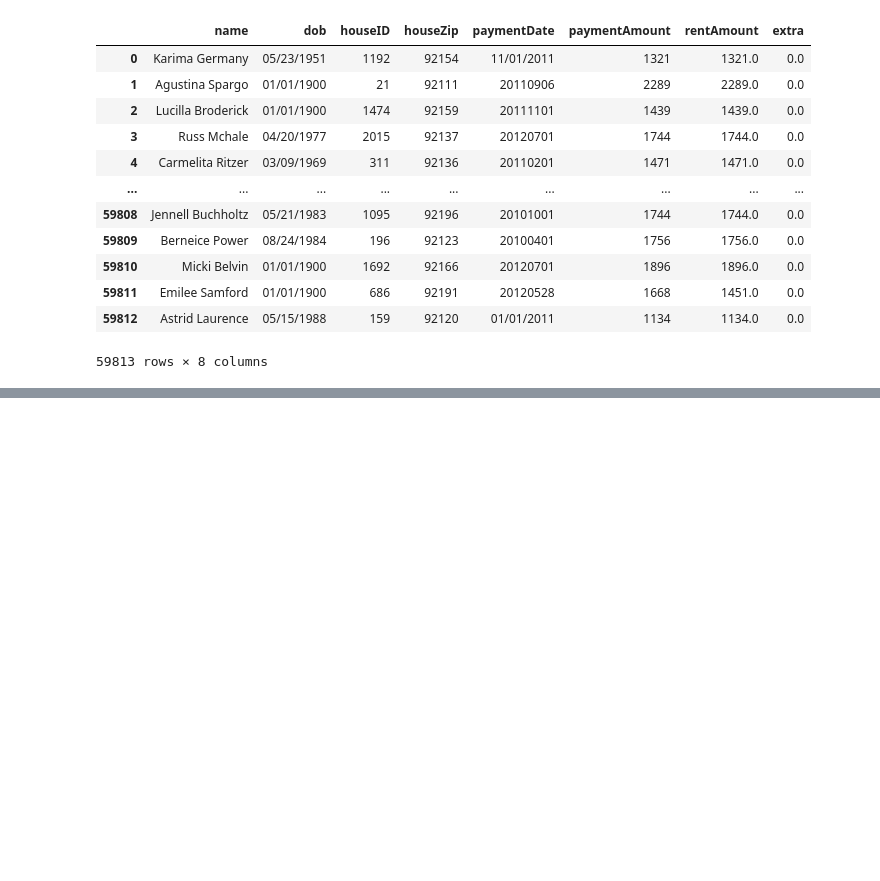
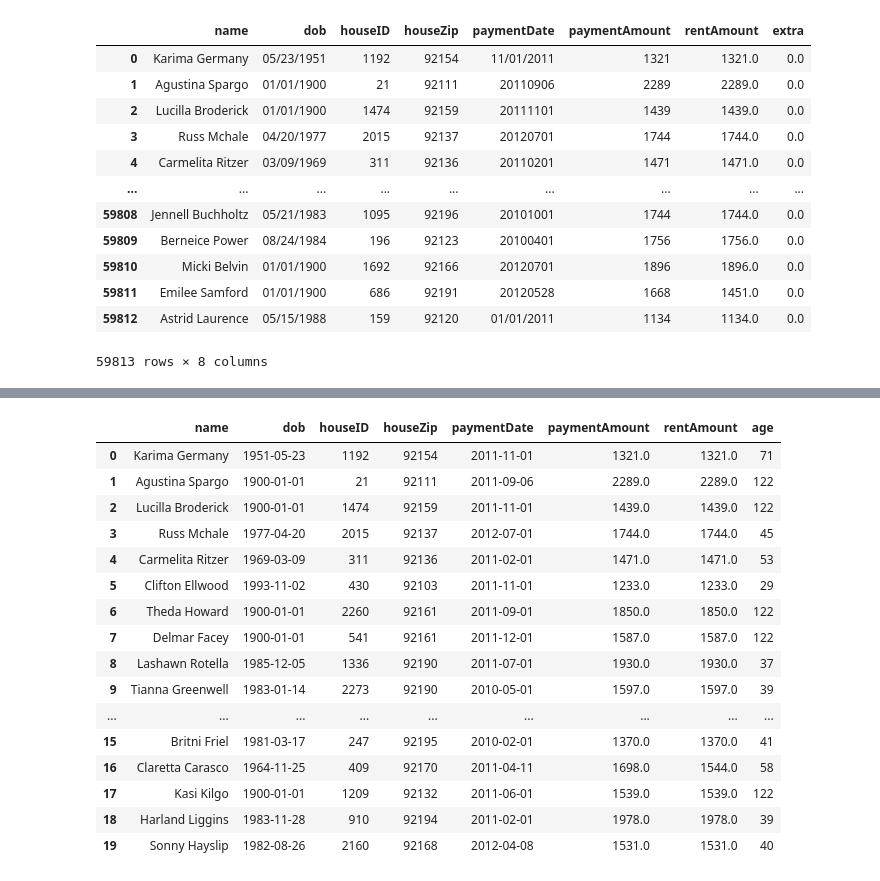
Before and after one commit to pandeysudip/Rental, a Jupyter notebook: Data_Cleaning.ipynb, the cells around one changed output, grey strips where cells are left out. Drawn from its saved outputs; the diff is of its cells as text; code cells hidden in the pictures; blank space fills up the shorter version.

Commit message:
Correcting the shifted columns to their original position

```diff
--- a/Data_Cleaning.ipynb
+++ b/Data_Cleaning.ipynb
@@ -109,0 +119,3 @@ rent_df
+# %%
+#Dropping the extra column after shifting rows correctly
+rent_df.drop(columns="extra", axis=1, inplace=True)
@@ -109,0 +134,13 @@ rent_df
+# %%
+#Converting column to appropriate datatypes
+rent_df['dob']=pd.to_datetime(rent_df['dob']).dt.date
+rent_df['paymentDate']=pd.to_datetime(rent_df['paymentDate']).dt.date
+rent_df['houseID']=rent_df['houseID'].astype('int')
+rent_df['paymentAmount']=rent_df['paymentAmount'].astype('float')
+rent_df['rentAmount']=rent_df['rentAmount'].astype('float')
+# %%
+#Adding the age columns using date of birth
+rent_df["age"] = rent_df["dob"].apply(lambda x : (date.today().year - x.year))
+# %%
+#filling NAN with 0 in paymentAmount column
+rent_df['paymentAmount']=rent_df['paymentAmount'].fillna(0)
@@ -109,0 +181,21 @@ rent_df
+# %%
+# Cleaned dataframe
+rent_df.head(20)
+# %% [output]
+|  | name | dob | houseID | houseZip | paymentDate | paymentAmount | rentAmount | age |
+| 0 | Karima Germany | 1951-05-23 | 1192 | 92154 | 2011-11-01 | 1321.0 | 1321.0 | 71 |
+| 1 | Agustina Spargo | 1900-01-01 | 21 | 92111 | 2011-09-06 | 2289.0 | 2289.0 | 122 |
+| 2 | Lucilla Broderick | 1900-01-01 | 1474 | 92159 | 2011-11-01 | 1439.0 | 1439.0 | 122 |
+| 3 | Russ Mchale | 1977-04-20 | 2015 | 92137 | 2012-07-01 | 1744.0 | 1744.0 | 45 |
+| 4 | Carmelita Ritzer | 1969-03-09 | 311 | 92136 | 2011-02-01 | 1471.0 | 1471.0 | 53 |
+| 5 | Clifton Ellwood | 1993-11-02 | 430 | 92103 | 2011-11-01 | 1233.0 | 1233.0 | 29 |
+| 6 | Theda Howard | 1900-01-01 | 2260 | 92161 | 2011-09-01 | 1850.0 | 1850.0 | 122 |
+| 7 | Delmar Facey | 1900-01-01 | 541 | 92161 | 2011-12-01 | 1587.0 | 1587.0 | 122 |
+| 8 | Lashawn Rotella | 1985-12-05 | 1336 | 92190 | 2011-07-01 | 1930.0 | 1930.0 | 37 |
+| 9 | Tianna Greenwell | 1983-01-14 | 2273 | 92190 | 2010-05-01 | 1597.0 | 1597.0 | 39 |
+| ... | ... | ... | ... | ... | ... | ... | ... | ... |
+| 15 | Britni Friel | 1981-03-17 | 247 | 92195 | 2010-02-01 | 1370.0 | 1370.0 | 41 |
+| 16 | Claretta Carasco | 1964-11-25 | 409 | 92170 | 2011-04-11 | 1698.0 | 1544.0 | 58 |
+| 17 | Kasi Kilgo | 1900-01-01 | 1209 | 92132 | 2011-06-01 | 1539.0 | 1539.0 | 122 |
+| 18 | Harland Liggins | 1983-11-28 | 910 | 92194 | 2011-02-01 | 1978.0 | 1978.0 | 39 |
+| 19 | Sonny Hayslip | 1982-08-26 | 2160 | 92168 | 2012-04-08 | 1531.0 | 1531.0 | 40 |
```
Also changed, not shown: parts of 7 cells of this notebook.
